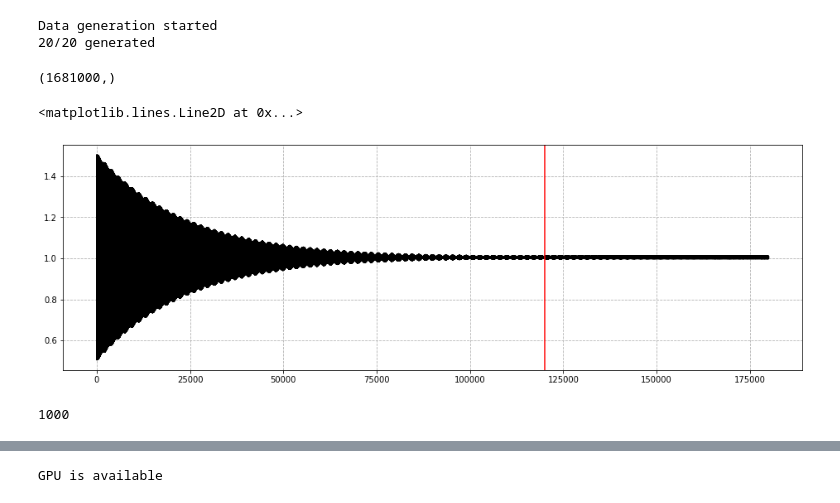
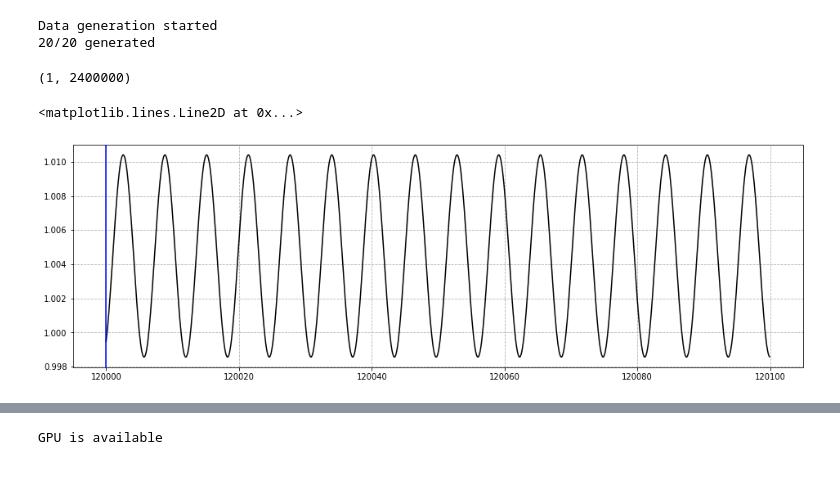
Before and after one commit to Jhko725/Contact-Point-Detection, a Jupyter notebook: NeuralODE.ipynb, the cells around one changed output, grey strips where cells are left out. Cells and saved outputs as stored; diff of their text form; code cells hidden in the pictures; blank space fills up the shorter version.

```diff
--- a/NeuralODE.ipynb
+++ b/NeuralODE.ipynb
@@ -10,30 +10,26 @@ ode_params = {'Q':12000, 'A0':0.5, 'Om':1., 'k':1000}
 FHO = ForcedHarmonicOscillator(**ode_params, Fint = DMT.F)
 # %%
 d_array = np.linspace(1, 10, 20)
-t, z_array = SimulateGeneralMode(FHO, d_array, 0.1, 1000, rtol = 1e-7)
+t, z_array = SimulateGeneralMode(FHO, d_array, 0.1, 1000, relaxation = 5, rtol = 1e-7)
 # %% [output]
 Data generation started
 20/20 generated
-# %%
-d_array.shape
-t.shape
-# %% [output]
-(1681000,)
+# %%
+z_array.shape
+# %% [output]
+(1, 2400000)
+# %%
+_, ax = plt.subplots(1, 1, figsize = (16, 5))
+ax.plot(t[-1000:], z_array[0,:], 'k')
+ax.grid(ls = '--')
+ax.axvline(x = 5*2*ode_params['Q'], color = 'b')
+#ax.axvline(x = 10*2*ode_params['Q'], color = 'r')
+# %% [output]
+<matplotlib.lines.Line2D at 0x...>
+[figure, added]
 # %%
 import json
 savepath = './Data/digital.json'
 savedata = {'ode_params':ode_params, 'd_array': d_array.tolist(), 'z_array': z_array.tolist(), 't' : t.tolist()}
 with open(savepath, 'w') as savefile:
     json.dump(savedata, savefile)
-# %%
-_, ax = plt.subplots(1, 1, figsize = (16, 5))
-ax.plot(t, sol.y[1,:], 'k')
-ax.grid(ls = '--')
-ax.axvline(x = 10*ode_params['Q'], color = 'r')
-# %% [output]
-<matplotlib.lines.Line2D at 0x...>
-[figure, removed]
-# %%
-len(sol.y[1, -1000:])
-# %% [output]
-1000
```
Also changed, not shown: parts of 6 cells of this notebook, 23 other files.
